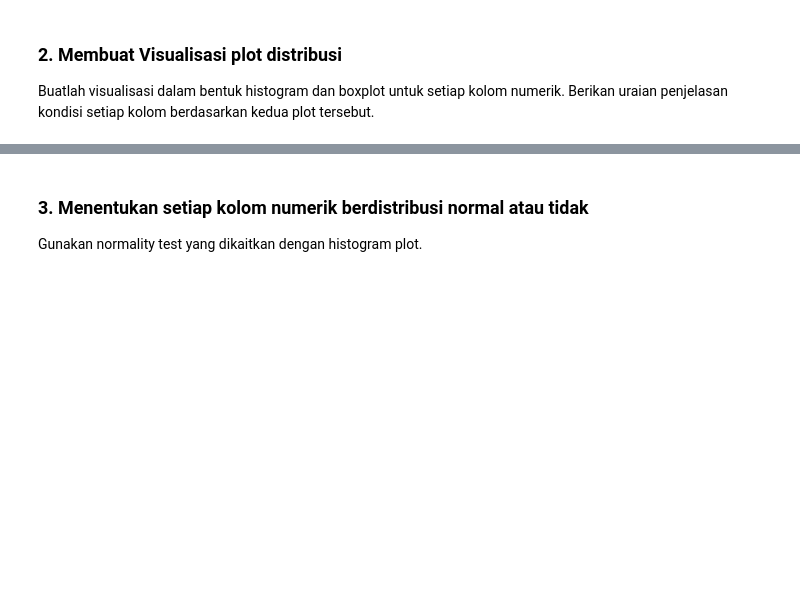
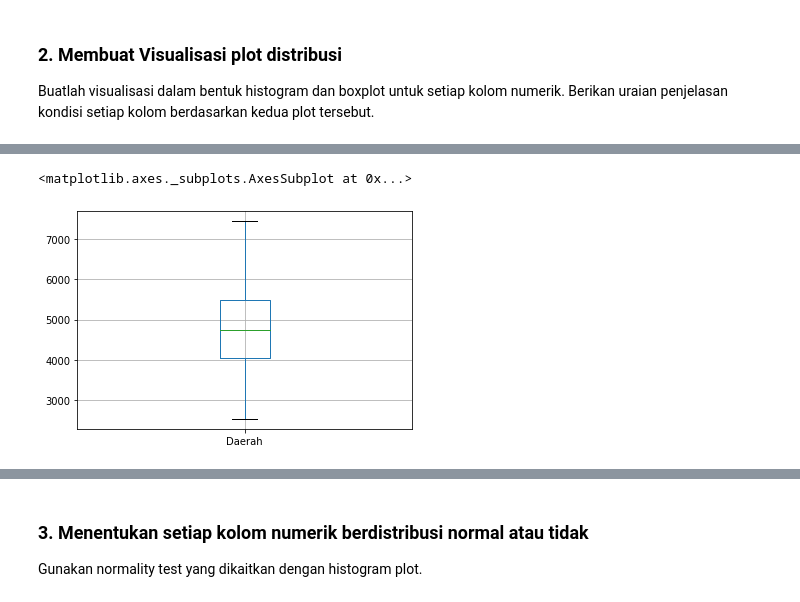
Before and after one commit to Lock1/IF2220-Probstat, a Jupyter notebook: TubesProbstat.ipynb, the cells around one changed output, grey strips where cells are left out. Drawn from its saved outputs; the diff is of its cells as text; code cells hidden in the pictures; blank space fills up the shorter version.

```diff
--- a/TubesProbstat.ipynb
+++ b/TubesProbstat.ipynb
@@ -133,0 +146,5 @@ tersebut.
+# %%
+dataset.boxplot("Daerah")
+# %% [output]
+<matplotlib.axes._subplots.AxesSubplot at 0x...>
+[figure, added]
```
Also changed, not shown: parts of 32 cells of this notebook.
